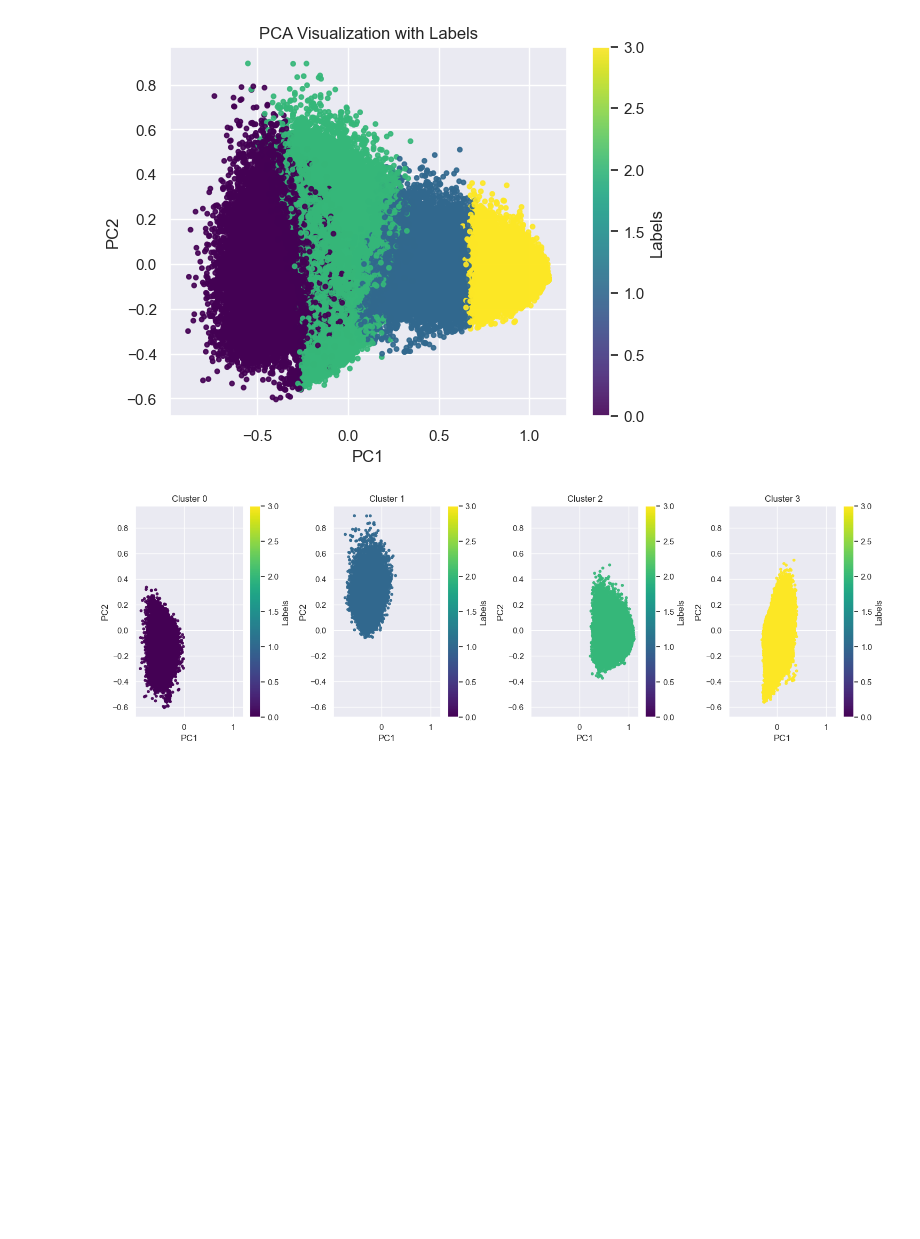
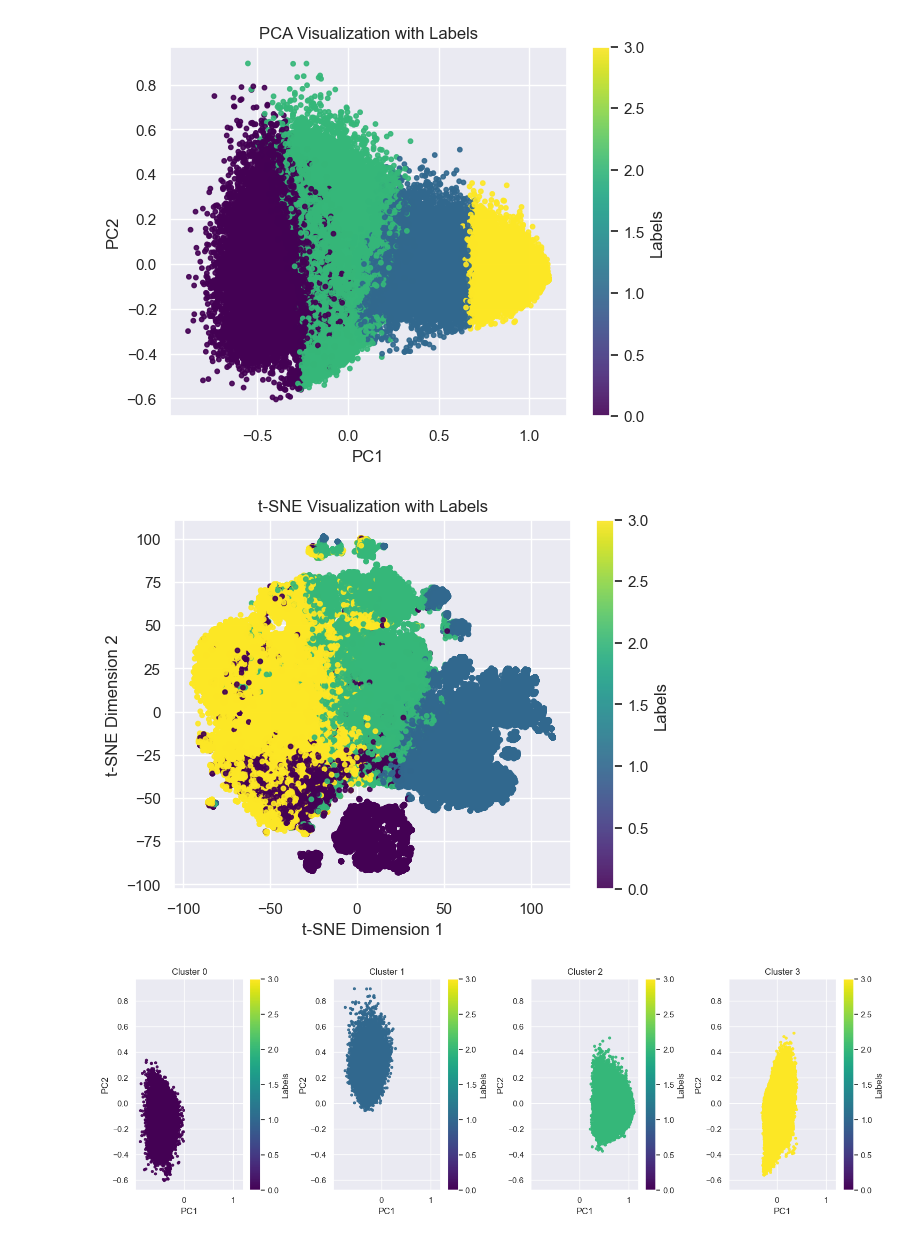
Before and after one commit to tomaszzywicki/Soccer-matches-data-analysis, a Jupyter notebook: code/KM3/models.ipynb, the cells around one changed output. Saved outputs shown, nothing was run; the diff lists cells and outputs as text; code cells hidden in the pictures; blank space fills up the shorter version.

```diff
--- a/code/KM3/models.ipynb
+++ b/code/KM3/models.ipynb
@@ -169,6 +170,10 @@ visualize_tsne_dataset_labels(df, miniBatch_3.labels_)
 visualize_pca_dataset_labels(df, miniBatch_4.labels_)
 # %% [output]
 [figure]
+# %%
+visualize_tsne_dataset_labels(df, miniBatch_4.labels_)
+# %% [output]
+[figure, added]
 # %%
 fig, axs = plt.subplots(1, 4, figsize=(15, 5))
 for i in range(4):
```
Also changed, not shown: parts of 8 cells of this notebook, 2 other files.
